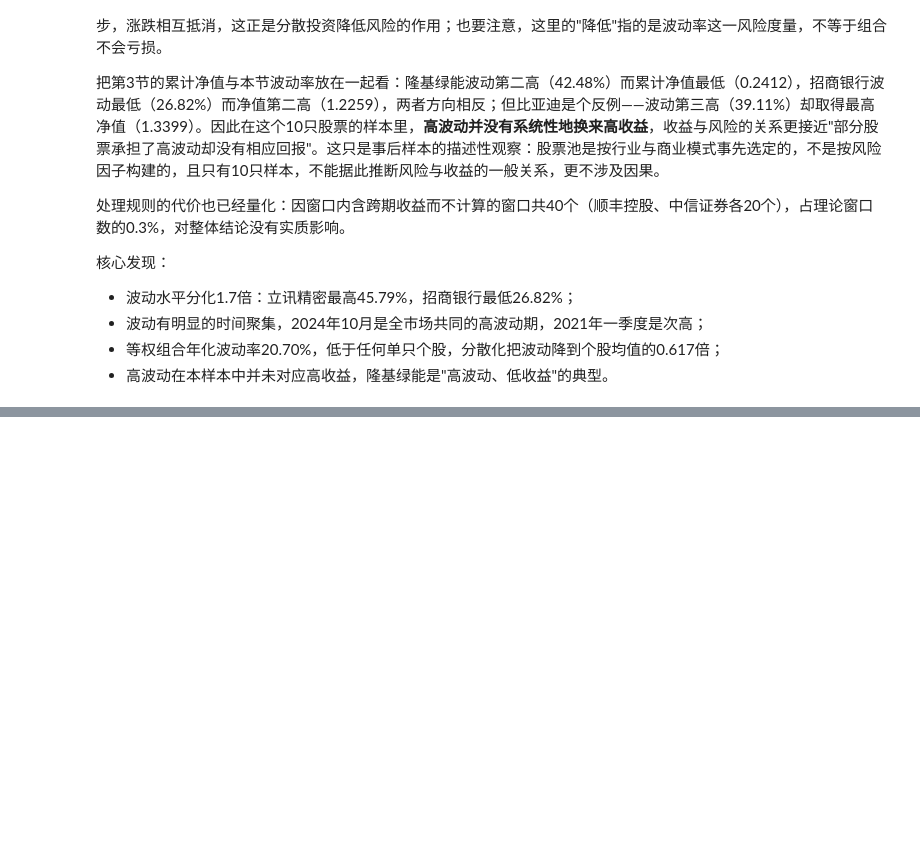
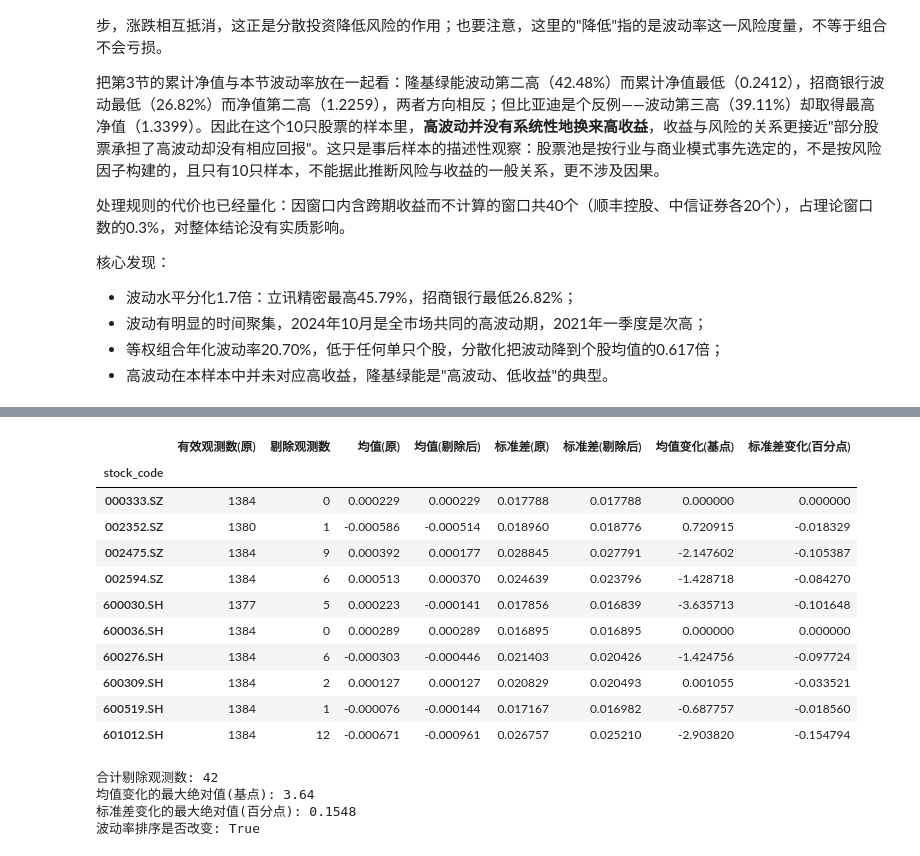
Before and after one commit to Jaremy112/fineco-homework, a Jupyter notebook: hw-02/hw_02-1.ipynb, the cells around one changed output, grey strips where cells are left out. Saved outputs shown, nothing was run; the diff lists cells and outputs as text; code cells hidden in the pictures; blank space fills up the shorter version.

```diff
--- a/hw-02/hw_02-1.ipynb
+++ b/hw-02/hw_02-1.ipynb
@@ -787,0 +859,14 @@ display((eq_vol * 100).sort_values(ascending=False).head(10).round(2).to_frame("
+# %%
+# 异常观测识别：个股内标准化 z 值 + 接近涨跌停的绝对阈值
+ret_stats = ret_stats.assign(
+    z=ret_stats.groupby("stock_code")["ret"].transform(lambda s: (s - s.mean()) / s.std())
+)
+for k in [4, 5, 6]:
+    n_k = int((ret_stats["z"].abs() > k).sum())
+    print(f"|z| > {k} 的观测数: {n_k}（占有效样本 {n_k / len(ret_stats) * 100:.3f}%）")
+print("|r| >= 9% 的观测数:", int((ret_stats["ret"].abs() >= 0.09).sum()))
+print("|r| >= 9.5% 的观测数:", int((ret_stats["ret"].abs() >= 0.095).sum()))
+
+print("\n绝对值最大的 10 个观测及其 z 值:")
+display(ret_stats.reindex(ret_stats["ret"].abs().sort_values(ascending=False).index)
+        .head(10)[["stock_code", "stock_name", "date", "ret", "z"]].round(4))
@@ -787,0 +892,38 @@ display((eq_vol * 100).sort_values(ascending=False).head(10).round(2).to_frame("
+# %%
+# 敏感性比较：剔除绝对值 9.5% 以上的观测后，均值与标准差的变化
+THRESH = 0.095
+kept = ret_stats[ret_stats["ret"].abs() < THRESH]
+comp = pd.DataFrame({
+    "有效观测数(原)": ret_stats.groupby("stock_code")["ret"].size(),
+    "剔除观测数": ret_stats.groupby("stock_code")["ret"].size() - kept.groupby("stock_code")["ret"].size(),
+    "均值(原)": ret_stats.groupby("stock_code")["ret"].mean(),
+    "均值(剔除后)": kept.groupby("stock_code")["ret"].mean(),
+    "标准差(原)": ret_stats.groupby("stock_code")["ret"].std(),
+    "标准差(剔除后)": kept.groupby("stock_code")["ret"].std(),
+})
+comp["均值变化(基点)"] = (comp["均值(剔除后)"] - comp["均值(原)"]) * 1e4
+comp["标准差变化(百分点)"] = (comp["标准差(剔除后)"] - comp["标准差(原)"]) * 100
+display(comp.round(6))
+print("合计剔除观测数:", int(comp["剔除观测数"].sum()))
+print("均值变化的最大绝对值(基点):", round(float(comp["均值变化(基点)"].abs().max()), 2))
+print("标准差变化的最大绝对值(百分点):", round(float(comp["标准差变化(百分点)"].abs().max()), 4))
+print("波动率排序是否改变:",
+      list(comp["标准差(原)"].sort_values(ascending=False).index) !=
+      list(comp["标准差(剔除后)"].sort_values(ascending=False).index))
+# %% [output]
+|  | 有效观测数(原) | 剔除观测数 | 均值(原) | 均值(剔除后) | 标准差(原) | 标准差(剔除后) | 均值变化(基点) | 标准差变化(百分点) |
+| stock_code |  |  |  |  |  |  |  |  |
+| 000333.SZ | 1384 | 0 | 0.000229 | 0.000229 | 0.017788 | 0.017788 | 0.000000 | 0.000000 |
+| 002352.SZ | 1380 | 1 | -0.000586 | -0.000514 | 0.018960 | 0.018776 | 0.720915 | -0.018329 |
+| 002475.SZ | 1384 | 9 | 0.000392 | 0.000177 | 0.028845 | 0.027791 | -2.147602 | -0.105387 |
+| 002594.SZ | 1384 | 6 | 0.000513 | 0.000370 | 0.024639 | 0.023796 | -1.428718 | -0.084270 |
+| 600030.SH | 1377 | 5 | 0.000223 | -0.000141 | 0.017856 | 0.016839 | -3.635713 | -0.101648 |
+| 600036.SH | 1384 | 0 | 0.000289 | 0.000289 | 0.016895 | 0.016895 | 0.000000 | 0.000000 |
+| 600276.SH | 1384 | 6 | -0.000303 | -0.000446 | 0.021403 | 0.020426 | -1.424756 | -0.097724 |
+| 600309.SH | 1384 | 2 | 0.000127 | 0.000127 | 0.020829 | 0.020493 | 0.001055 | -0.033521 |
+| 600519.SH | 1384 | 1 | -0.000076 | -0.000144 | 0.017167 | 0.016982 | -0.687757 | -0.018560 |
+| 601012.SH | 1384 | 12 | -0.000671 | -0.000961 | 0.026757 | 0.025210 | -2.903820 | -0.154794 |
+合计剔除观测数: 42
+均值变化的最大绝对值(基点): 3.64
+标准差变化的最大绝对值(百分点): 0.1548
+波动率排序是否改变: True
```
Also changed, not shown: parts of 8 cells of this notebook, 3 other files.
